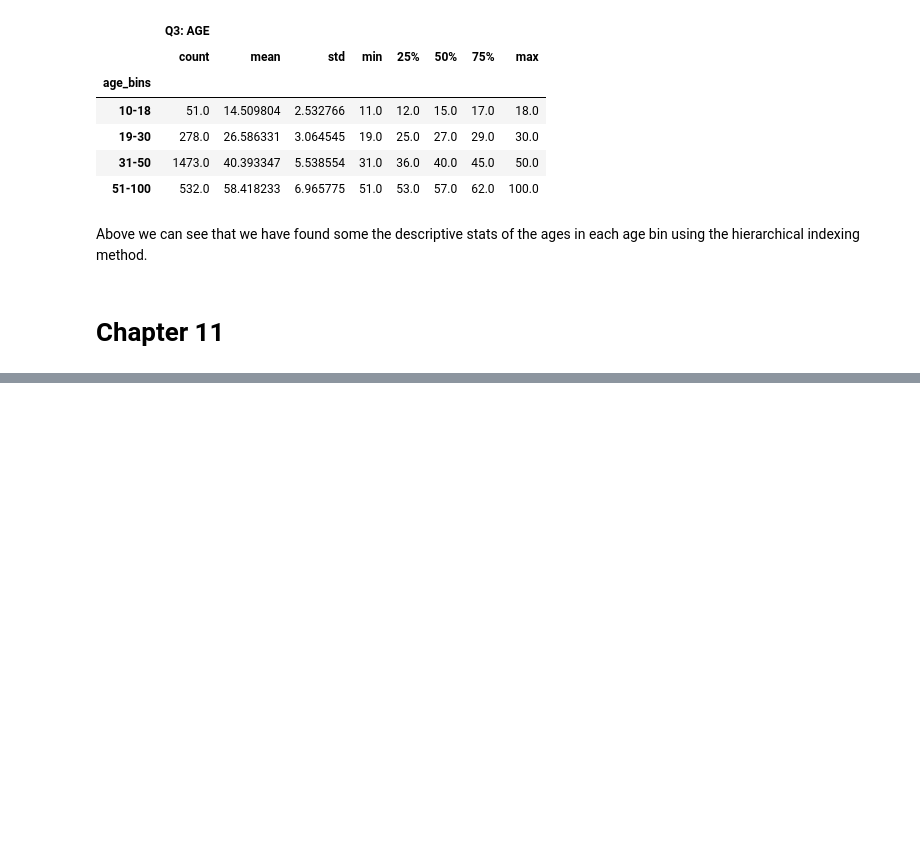
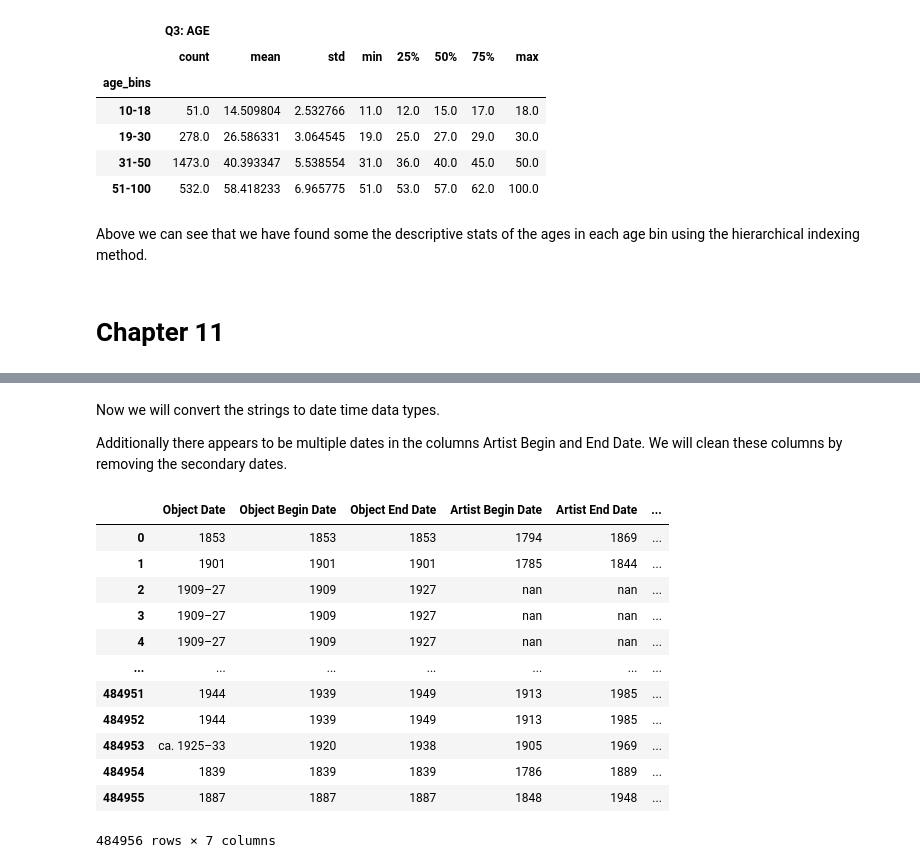
Before and after one commit to Matt-Heinen/DSC-540, a Jupyter notebook: Heinen_DSC540_Weeks_5&6.ipynb, the cells around one changed output, grey strips where cells are left out. Drawn from its saved outputs; the diff is of its cells as text; code cells hidden in the pictures; blank space fills up the shorter version.

```diff
--- a/Heinen_DSC540_Weeks_5&6.ipynb
+++ b/Heinen_DSC540_Weeks_5&6.ipynb
@@ -324,3 +327,5 @@ Above we can see that we have found some the descriptive stats of the ages in ea
 # %%
-for column in candy.columns:
-    print(column)
+# Read in Met Museum data set.
+# Use read_txt
+# separator is a comma
+met = pd.read_csv("MetObjects.txt", sep=',')
@@ -349,0 +372,11 @@ KeyError: 'Unnamed: 133'
+# %%
+# View Date column values.
+# View Object Date, Begin Date and End Date
+# View Artist Date, Begin Date and End Date
+
+# create smaller met_dates dataframe foe ease of work.
+met_dates = met[['Object Date', 'Object Begin Date', 'Object End Date', 'Artist Begin Date', 'Artist End Date',
+                 'Artist Display Name' , 'Title']]
+
+# View using head.
+met_dates.head(10)
@@ -349,0 +412,4 @@ KeyError: 'Unnamed: 133'
+# %%
+# Convert all of the met_dates DataFrame to a string.
+# Use astype.
+met_dates = met_dates.astype(str)
@@ -349,0 +431,33 @@ KeyError: 'Unnamed: 133'
+# %% [markdown]
+Now we will convert the strings to date time data types.
+
+Additionally there appears to be multiple dates in the columns Artist Begin and  End Date. We will clean these columns by removing the secondary dates.
+# %%
+# Clean Columns
+
+# Use str.replace to remove whitespace
+met_dates['Artist Begin Date'] = met_dates['Artist Begin Date'].str.strip()
+# Use apply and lambda functions to take only the first 4 characters of each value in the Artist Begin column
+met_dates['Artist Begin Date'] = met_dates['Artist Begin Date'].apply(lambda x: x[:4])
+
+
+# Use str.replace to remove whitespace
+met_dates['Artist End Date'] = met_dates['Artist End Date'].str.strip()
+# Use apply and lambda functions to take only the first 4 characters of each value in the Artist End column
+met_dates['Artist End Date'] = met_dates['Artist End Date'].apply(lambda x: x[:4])
+# %%
+met_dates
+# %% [output]
+|  | Object Date | Object Begin Date | Object End Date | Artist Begin Date | Artist End Date | ... |
+| 0 | 1853 | 1853 | 1853 | 1794 | 1869 | ... |
+| 1 | 1901 | 1901 | 1901 | 1785 | 1844 | ... |
+| 2 | 1909–27 | 1909 | 1927 | nan | nan | ... |
+| 3 | 1909–27 | 1909 | 1927 | nan | nan | ... |
+| 4 | 1909–27 | 1909 | 1927 | nan | nan | ... |
+| ... | ... | ... | ... | ... | ... | ... |
+| 484951 | 1944 | 1939 | 1949 | 1913 | 1985 | ... |
+| 484952 | 1944 | 1939 | 1949 | 1913 | 1985 | ... |
+| 484953 | ca. 1925–33 | 1920 | 1938 | 1905 | 1969 | ... |
+| 484954 | 1839 | 1839 | 1839 | 1786 | 1889 | ... |
+| 484955 | 1887 | 1887 | 1887 | 1848 | 1948 | ... |
+484956 rows × 7 columns
```
Also changed, not shown: parts of 26 cells of this notebook, 1 other file.
